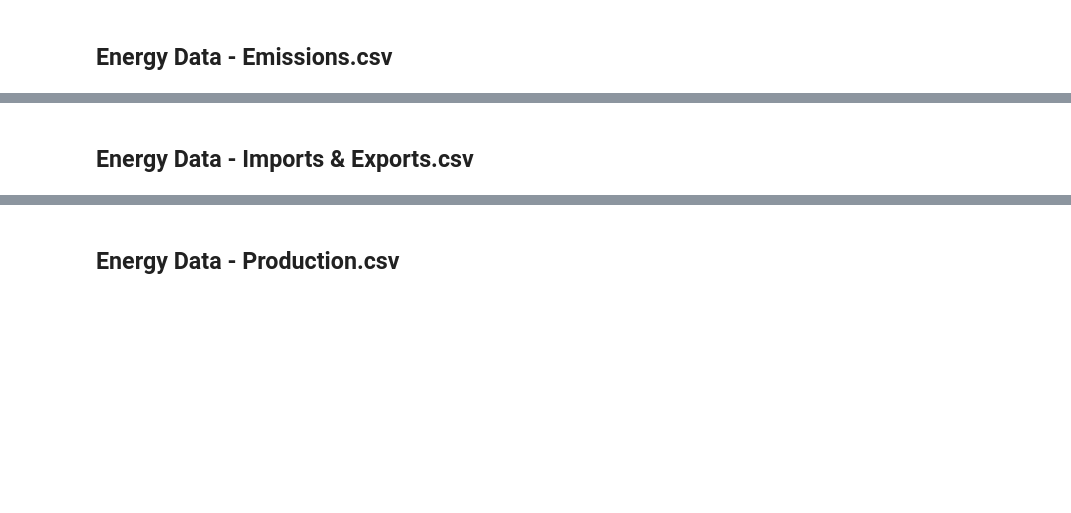
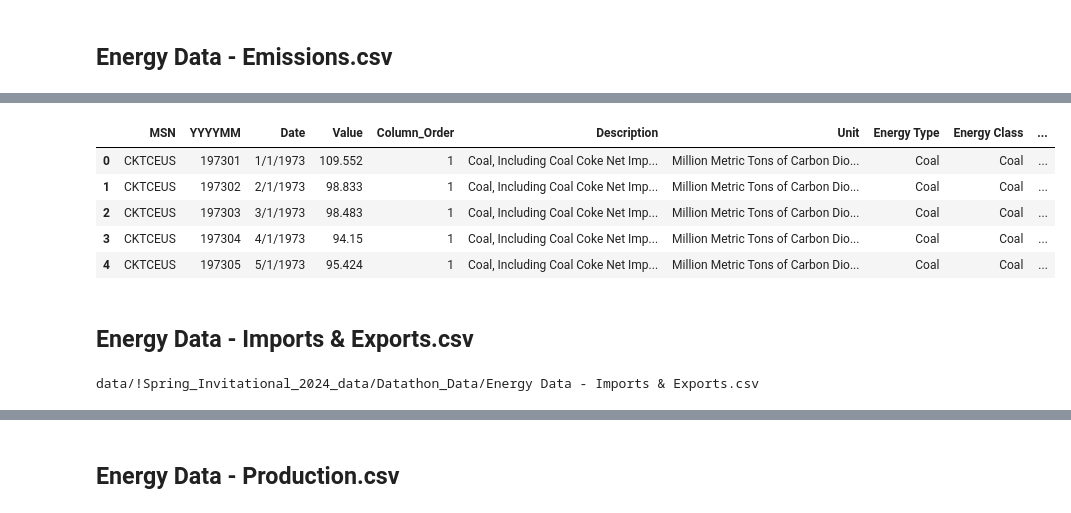
Before and after one commit to nklatsky/datathon-s24-team4-code, a Jupyter notebook: eda.ipynb, the cells around one changed output, grey strips where cells are left out. Saved outputs shown, nothing was run; the diff lists cells and outputs as text; code cells hidden in the pictures; blank space fills up the shorter version.

```diff
--- a/eda.ipynb
+++ b/eda.ipynb
@@ -134,2 +217,20 @@ Year  -  <class 'numpy.int64'>
+# %%
+energy_emissions.head()
+# %% [output]
+|  | MSN | YYYYMM | Date | Value | Column_Order | Description | Unit | Energy Type | Energy Class | ... |
+| 0 | CKTCEUS | 197301 | 1/1/1973 | 109.552 | 1 | Coal, Including Coal Coke Net Imp... | Million Metric Tons of Carbon Dio... | Coal | Coal | ... |
+| 1 | CKTCEUS | 197302 | 2/1/1973 | 98.833 | 1 | Coal, Including Coal Coke Net Imp... | Million Metric Tons of Carbon Dio... | Coal | Coal | ... |
+| 2 | CKTCEUS | 197303 | 3/1/1973 | 98.483 | 1 | Coal, Including Coal Coke Net Imp... | Million Metric Tons of Carbon Dio... | Coal | Coal | ... |
+| 3 | CKTCEUS | 197304 | 4/1/1973 | 94.15 | 1 | Coal, Including Coal Coke Net Imp... | Million Metric Tons of Carbon Dio... | Coal | Coal | ... |
+| 4 | CKTCEUS | 197305 | 5/1/1973 | 95.424 | 1 | Coal, Including Coal Coke Net Imp... | Million Metric Tons of Carbon Dio... | Coal | Coal | ... |
 # %% [markdown]
 ## **Energy Data - Imports & Exports.csv**
+# %%
+# import data
+imports_exports_path = data_folderpath + r"/Energy Data - Imports & Exports.csv"
+
+print(imports_exports_path)
+
+imports_export = pd.read_csv(imports_exports_path)
+# %% [output]
+data/!Spring_Invitational_2024_data/Datathon_Data/Energy Data - Imports & Exports.csv
```
Also changed, not shown: parts of 21 cells of this notebook.
